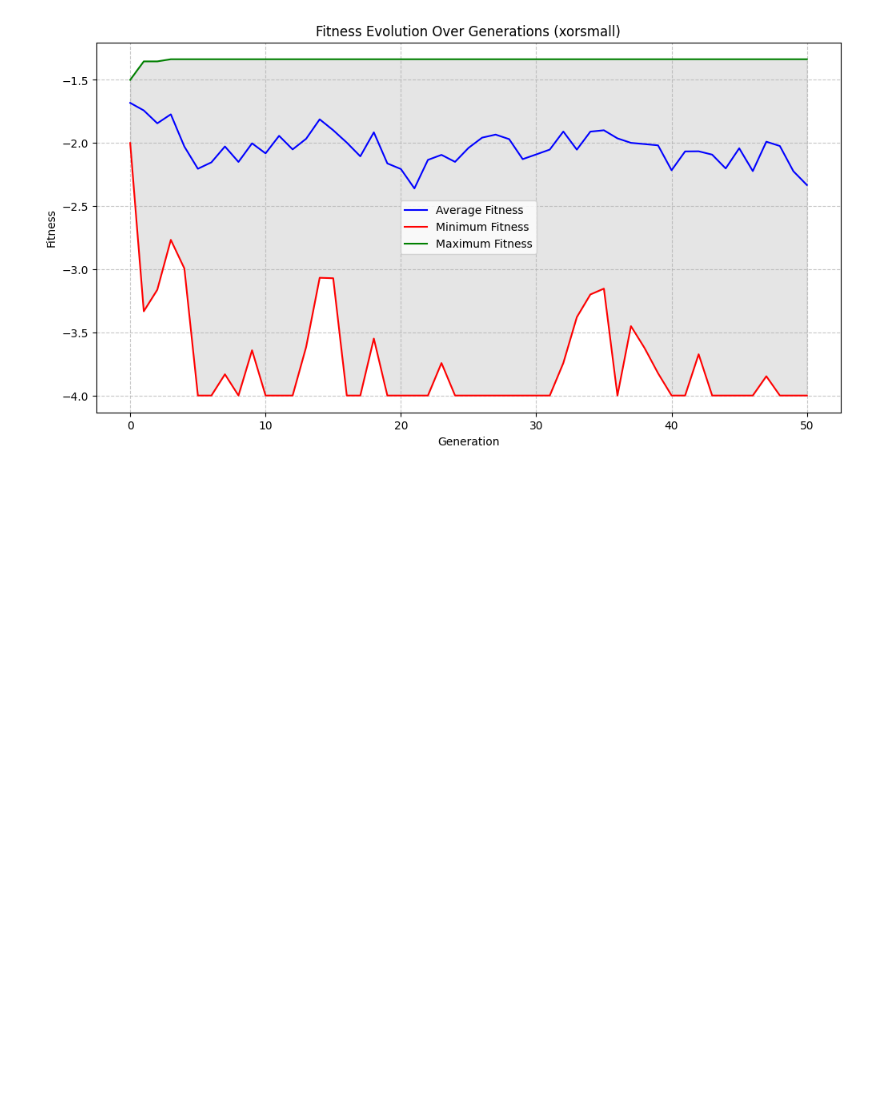
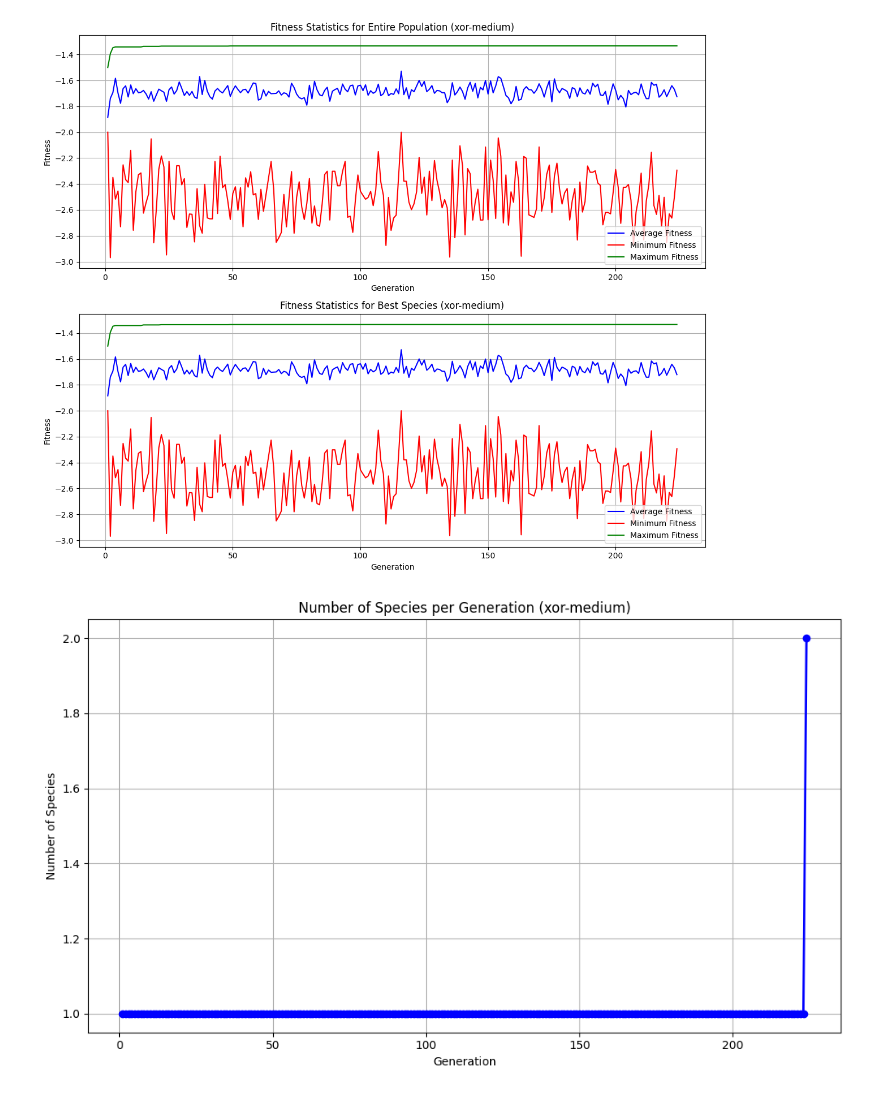
Before and after one commit to St0pien/rocket-learning, a Jupyter notebook: Tools/fitness_plot.ipynb, the cells around one changed output. Drawn from its saved outputs; the diff is of its cells as text; code cells hidden in the pictures; blank space fills up the shorter version.

```diff
--- a/Tools/fitness_plot.ipynb
+++ b/Tools/fitness_plot.ipynb
@@ -89,4 +164,5 @@ def plot_fitness_by_generation(directory_path: str, name_pattern: str,
 # %%
-plot_fitness_by_generation("../data", "xorsmall")
+visualize_fitness("../data", "xor-medium")
 # %% [output]
-[figure, old version]
+[figure, new version]
+[figure, added]
```
Also changed, not shown: parts of 1 cell of this notebook, 14 other files.
